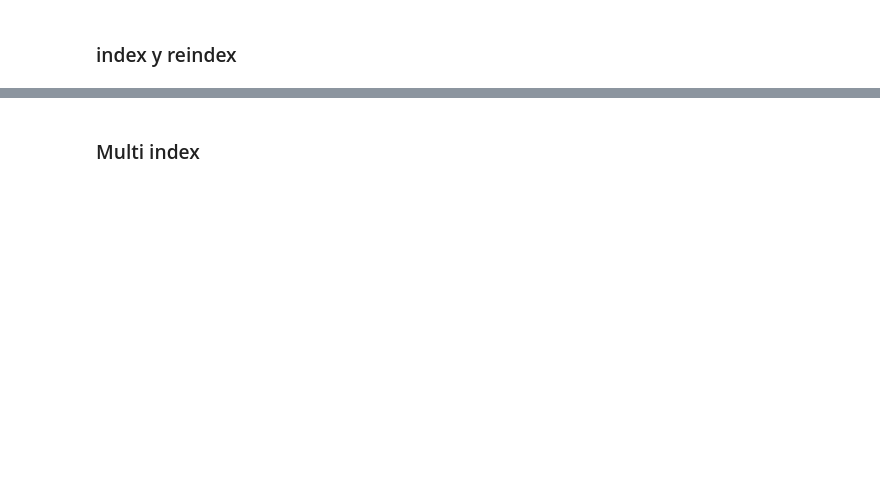
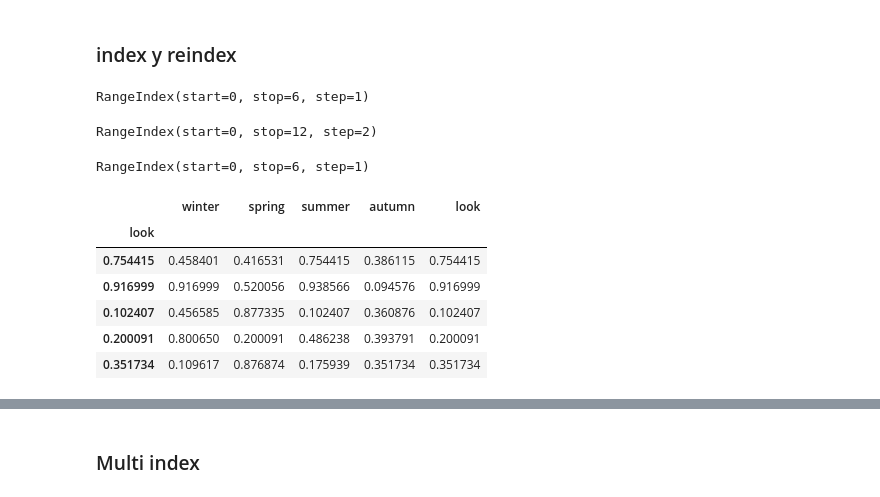
Before and after one commit to YonatanRA/ds_tb_part_21_09, a Jupyter notebook: 02-Data_Analysis/2.1 - Pandas Deepdive.ipynb, the cells around one changed output, grey strips where cells are left out. Saved outputs shown, nothing was run; the diff lists cells and outputs as text; code cells hidden in the pictures; blank space fills up the shorter version.

```diff
--- a/02-Data_Analysis/2.1 - Pandas Deepdive.ipynb
+++ b/02-Data_Analysis/2.1 - Pandas Deepdive.ipynb
@@ -1023,0 +1284,4 @@ exp_df.shape
+# %%
+look = ['summer', 'winter', 'summer', 'spring', 'autumn', 'spring']
+# %%
+seasons['look'] = seasons.lookup(seasons.index, look)
@@ -1026,2 +1306,30 @@ exp_df.shape
 # %% [markdown]
 ### index y reindex
+# %%
+seasons.index
+# %% [output]
+RangeIndex(start=0, stop=6, step=1)
+# %%
+seasons.index=pd.RangeIndex(0, 6*2, 2)
+# %%
+seasons.index
+# %% [output]
+RangeIndex(start=0, stop=12, step=2)
+# %%
+seasons.index=range(6)
+# %%
+seasons.index
+# %% [output]
+RangeIndex(start=0, stop=6, step=1)
+# %%
+seasons.index=seasons.look
+
+seasons.head()
+# %% [output]
+|  | winter | spring | summer | autumn | look |
+| look |  |  |  |  |  |
+| 0.754415 | 0.458401 | 0.416531 | 0.754415 | 0.386115 | 0.754415 |
+| 0.916999 | 0.916999 | 0.520056 | 0.938566 | 0.094576 | 0.916999 |
+| 0.102407 | 0.456585 | 0.877335 | 0.102407 | 0.360876 | 0.102407 |
+| 0.200091 | 0.800650 | 0.200091 | 0.486238 | 0.393791 | 0.200091 |
+| 0.351734 | 0.109617 | 0.876874 | 0.175939 | 0.351734 | 0.351734 |
```
Also changed, not shown: parts of 40 cells of this notebook, 3 other files.
